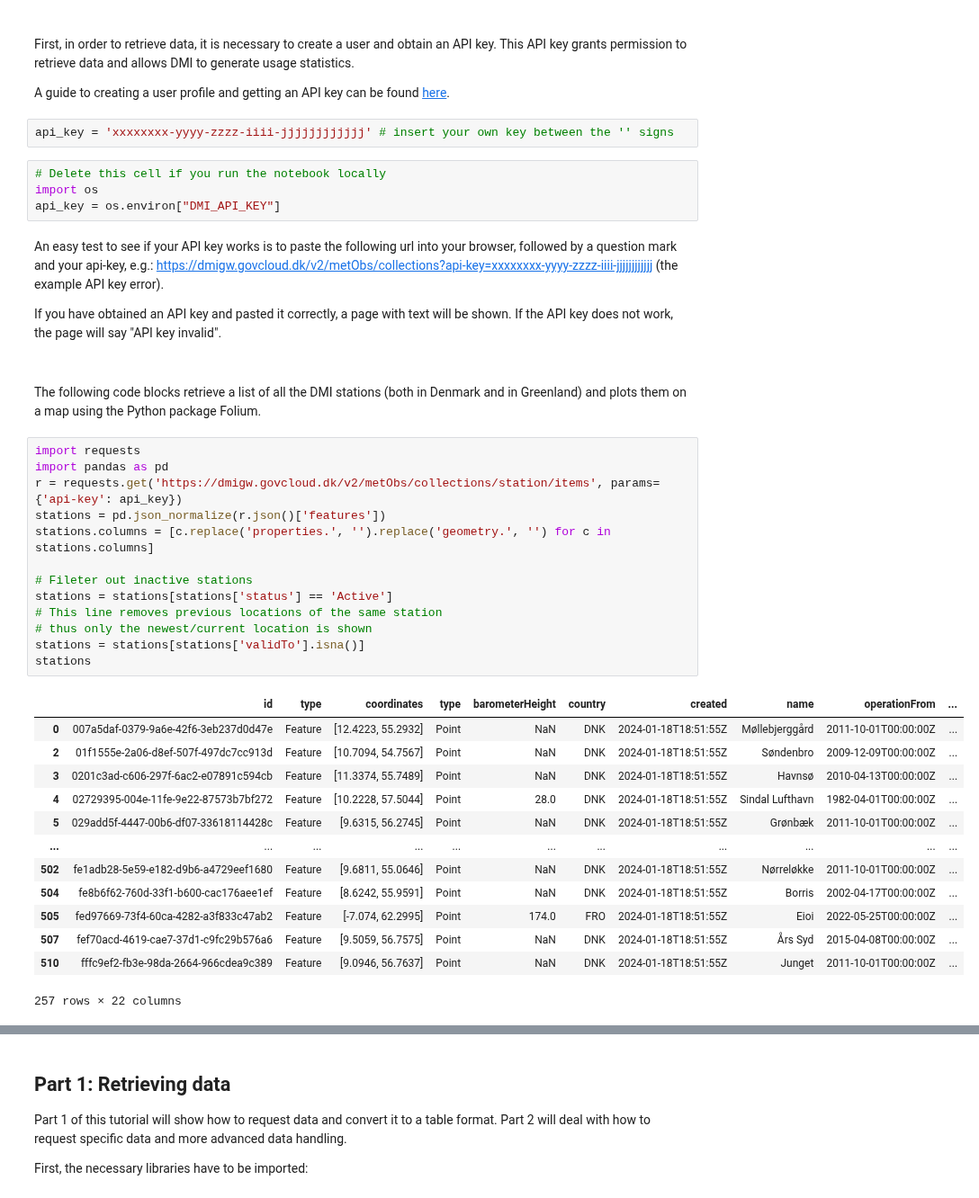
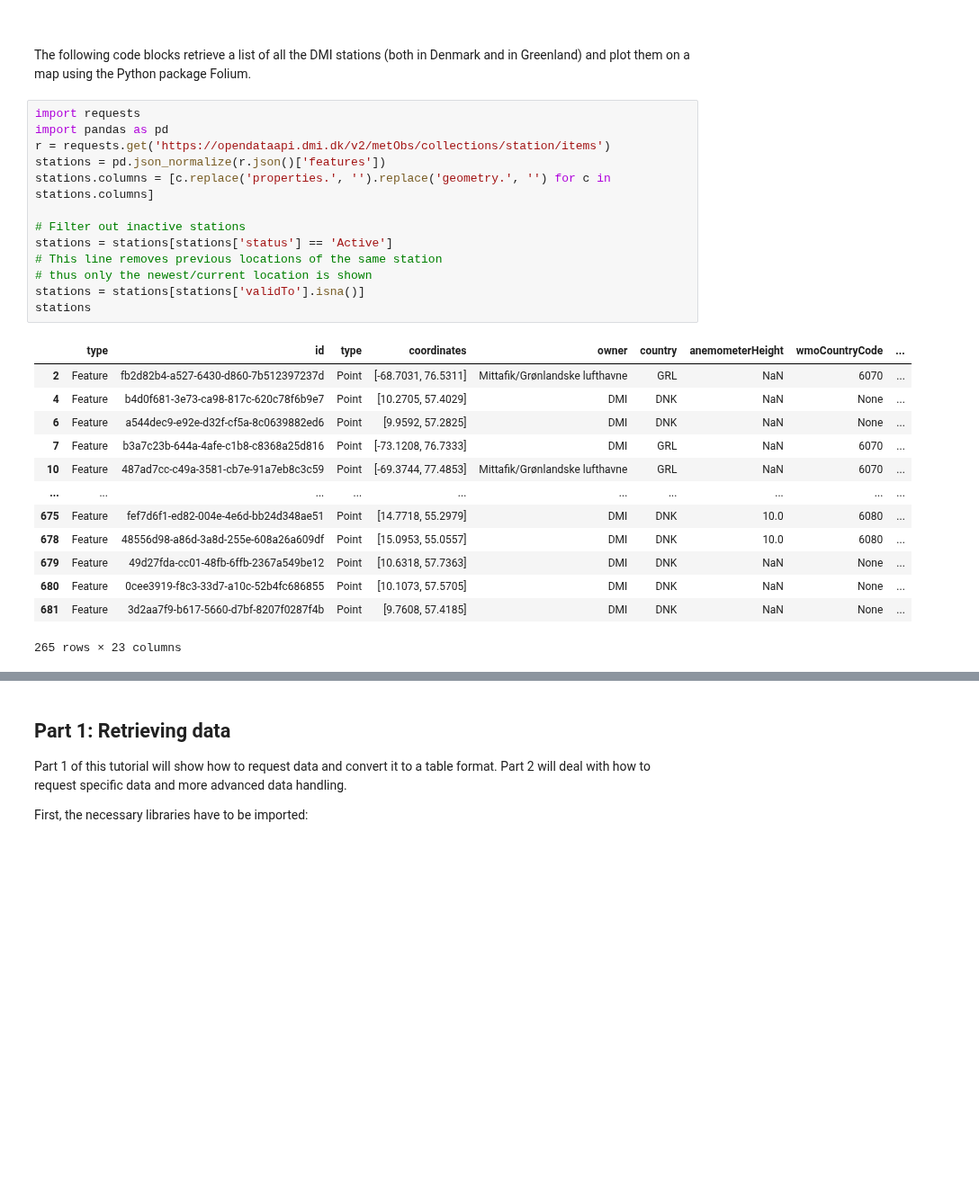
Before and after one commit to AdamRJensen/adamrjensen.github.io, a Jupyter notebook: posts/dmi_data.ipynb, the cells around one changed output, grey strips where cells are left out. Shown at 90% size. Cells and saved outputs as stored; diff of their text form; blank space fills up the shorter version.

```diff
--- a/posts/dmi_data.ipynb
+++ b/posts/dmi_data.ipynb
@@ -24,50 +24,34 @@ If you're new to the DMI observation data, I recommend that you check out some o
-# %% [markdown]
-<br>
-
-First, in order to retrieve data, it is necessary to create a user and obtain an API key. This API key grants permission to retrieve data and allows DMI to generate usage statistics.
-
-A guide to creating a user profile and getting an API key can be found [here](https://opendatadocs.dmi.govcloud.dk/en/Authentication).
-# %%
-api_key = 'xxxxxxxx-yyyy-zzzz-iiii-jjjjjjjjjjjj' # insert your own key between the '' signs
-# %%
-# Delete this cell if you run the notebook locally
-import os
-api_key = os.environ["DMI_API_KEY"]
-# %% [markdown]
-An easy test to see if your API key works is to paste the following url into your browser, followed by a question mark and your api-key, e.g.: [https://dmigw.govcloud.dk/v2/metObs/collections?api-key=xxxxxxxx-yyyy-zzzz-iiii-jjjjjjjjjjjj](https://dmigw.govcloud.dk/v2/metObs/collections?api-key=xxxxxxxx-yyyy-zzzz-iiii-jjjjjjjjjjjj) (the example API key error).
-
-If you have obtained an API key and pasted it correctly, a page with text will be shown. If the API key does not work, the page will say "API key invalid".
-
-<br><be>
-
-The following code blocks retrieve a list of all the DMI stations (both in Denmark and in Greenland) and plots them on a map using the Python package Folium.
+# %% [markdown]
+<br><be>
+
+The following code blocks retrieve a list of all the DMI stations (both in Denmark and in Greenland) and plot them on a map using the Python package Folium.
 # %%
 import requests
 import pandas as pd
-r = requests.get('https://dmigw.govcloud.dk/v2/metObs/collections/station/items', params={'api-key': api_key})
+r = requests.get('https://opendataapi.dmi.dk/v2/metObs/collections/station/items')
 stations = pd.json_normalize(r.json()['features'])
 stations.columns = [c.replace('properties.', '').replace('geometry.', '') for c in stations.columns]
 
-# Fileter out inactive stations
+# Filter out inactive stations
 stations = stations[stations['status'] == 'Active']
 # This line removes previous locations of the same station
 # thus only the newest/current location is shown
 stations = stations[stations['validTo'].isna()]
 stations
 # %% [output]
-|  | id | type | coordinates | type | barometerHeight | country | created | name | operationFrom | ... |
-| 0 | 007a5daf-0379-9a6e-42f6-3eb237d0d47e | Feature | [12.4223, 55.2932] | Point | NaN | DNK | 2024-01-18T18:51:55Z | Møllebjerggård | 2011-10-01T00:00:00Z | ... |
-| 2 | 01f1555e-2a06-d8ef-507f-497dc7cc913d | Feature | [10.7094, 54.7567] | Point | NaN | DNK | 2024-01-18T18:51:55Z | Søndenbro | 2009-12-09T00:00:00Z | ... |
-| 3 | 0201c3ad-c606-297f-6ac2-e07891c594cb | Feature | [11.3374, 55.7489] | Point | NaN | DNK | 2024-01-18T18:51:55Z | Havnsø | 2010-04-13T00:00:00Z | ... |
-| 4 | 02729395-004e-11fe-9e22-87573b7bf272 | Feature | [10.2228, 57.5044] | Point | 28.0 | DNK | 2024-01-18T18:51:55Z | Sindal Lufthavn | 1982-04-01T00:00:00Z | ... |
-| 5 | 029add5f-4447-00b6-df07-33618114428c | Feature | [9.6315, 56.2745] | Point | NaN | DNK | 2024-01-18T18:51:55Z | Grønbæk | 2011-10-01T00:00:00Z | ... |
-| ... | ... | ... | ... | ... | ... | ... | ... | ... | ... | ... |
-| 502 | fe1adb28-5e59-e182-d9b6-a4729eef1680 | Feature | [9.6811, 55.0646] | Point | NaN | DNK | 2024-01-18T18:51:55Z | Nørreløkke | 2011-10-01T00:00:00Z | ... |
-| 504 | fe8b6f62-760d-33f1-b600-cac176aee1ef | Feature | [8.6242, 55.9591] | Point | NaN | DNK | 2024-01-18T18:51:55Z | Borris | 2002-04-17T00:00:00Z | ... |
-| 505 | fed97669-73f4-60ca-4282-a3f833c47ab2 | Feature | [-7.074, 62.2995] | Point | 174.0 | FRO | 2024-01-18T18:51:55Z | Eioi | 2022-05-25T00:00:00Z | ... |
-| 507 | fef70acd-4619-cae7-37d1-c9fc29b576a6 | Feature | [9.5059, 56.7575] | Point | NaN | DNK | 2024-01-18T18:51:55Z | Års Syd | 2015-04-08T00:00:00Z | ... |
-| 510 | fffc9ef2-fb3e-98da-2664-966cdea9c389 | Feature | [9.0946, 56.7637] | Point | NaN | DNK | 2024-01-18T18:51:55Z | Junget | 2011-10-01T00:00:00Z | ... |
+|  | type | id | type | coordinates | owner | country | anemometerHeight | wmoCountryCode | ... |
+| 2 | Feature | fb2d82b4-a527-6430-d860-7b512397237d | Point | [-68.7031, 76.5311] | Mittafik/Grønlandske lufthavne | GRL | NaN | 6070 | ... |
+| 4 | Feature | b4d0f681-3e73-ca98-817c-620c78f6b9e7 | Point | [10.2705, 57.4029] | DMI | DNK | NaN | None | ... |
+| 6 | Feature | a544dec9-e92e-d32f-cf5a-8c0639882ed6 | Point | [9.9592, 57.2825] | DMI | DNK | NaN | None | ... |
+| 7 | Feature | b3a7c23b-644a-4afe-c1b8-c8368a25d816 | Point | [-73.1208, 76.7333] | DMI | GRL | NaN | 6070 | ... |
+| 10 | Feature | 487ad7cc-c49a-3581-cb7e-91a7eb8c3c59 | Point | [-69.3744, 77.4853] | Mittafik/Grønlandske lufthavne | GRL | NaN | 6070 | ... |
+| ... | ... | ... | ... | ... | ... | ... | ... | ... | ... |
+| 675 | Feature | fef7d6f1-ed82-004e-4e6d-bb24d348ae51 | Point | [14.7718, 55.2979] | DMI | DNK | 10.0 | 6080 | ... |
+| 678 | Feature | 48556d98-a86d-3a8d-255e-608a26a609df | Point | [15.0953, 55.0557] | DMI | DNK | 10.0 | 6080 | ... |
+| 679 | Feature | 49d27fda-cc01-48fb-6ffb-2367a549be12 | Point | [10.6318, 57.7363] | DMI | DNK | NaN | None | ... |
+| 680 | Feature | 0cee3919-f8c3-33d7-a10c-52b4fc686855 | Point | [10.1073, 57.5705] | DMI | DNK | NaN | None | ... |
+| 681 | Feature | 3d2aa7f9-b617-5660-d7bf-8207f0287f4b | Point | [9.7608, 57.4185] | DMI | DNK | NaN | None | ... |
-257 rows × 22 columns
+265 rows × 23 columns
 # %%
 import folium
 from folium import plugins
```
Also changed, not shown: parts of 10 cells of this notebook.
